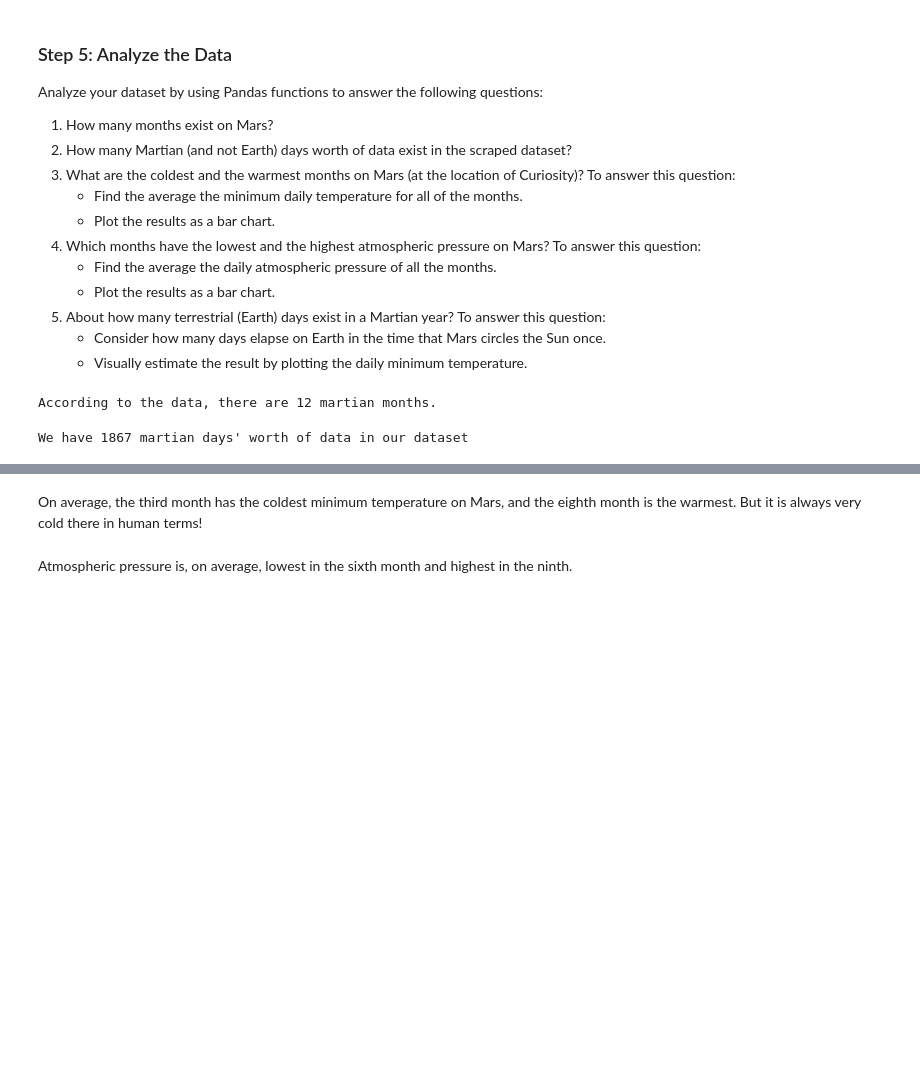
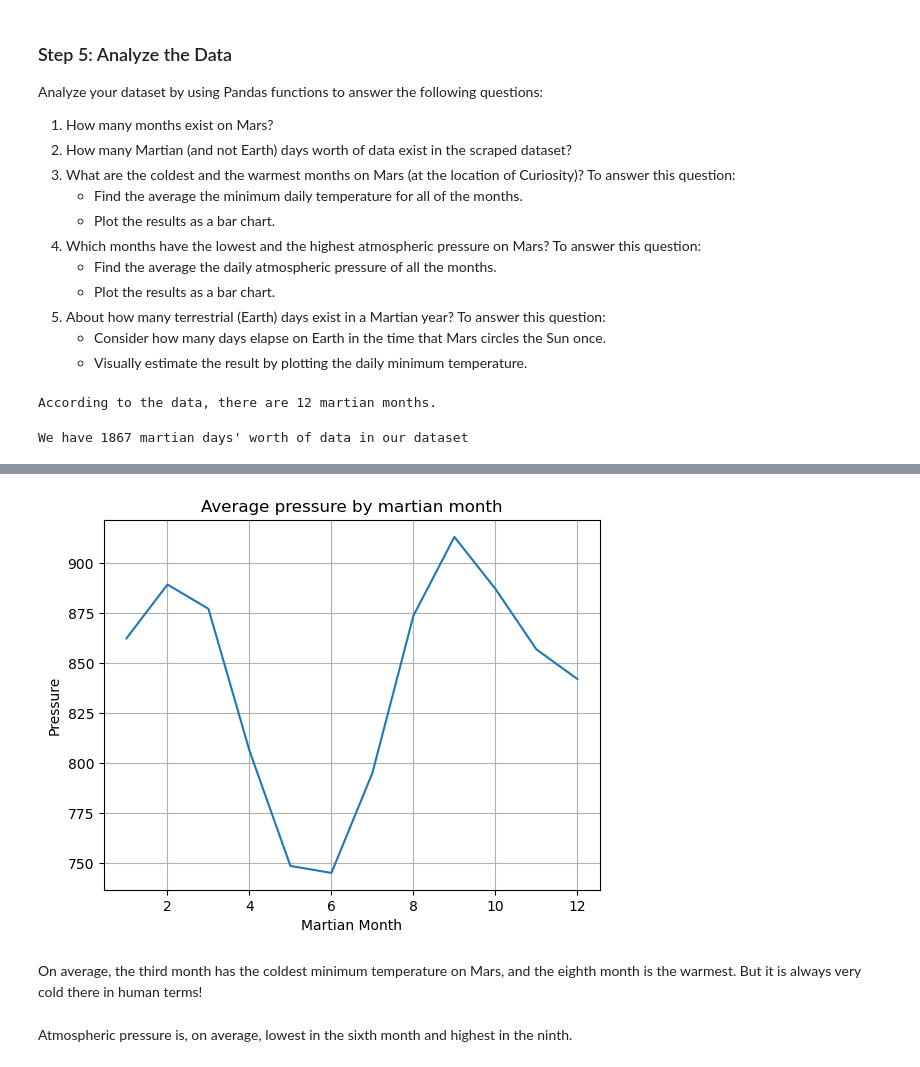
Before and after one commit to samsong1440/module-11-challenge, a Jupyter notebook: Starter_Code_Mod11/part_2_mars_weather.ipynb, the cells around one changed output, grey strips where cells are left out. Cells and saved outputs as stored; diff of their text form; code cells hidden in the pictures; blank space fills up the shorter version.

```diff
--- a/Starter_Code_Mod11/part_2_mars_weather.ipynb
+++ b/Starter_Code_Mod11/part_2_mars_weather.ipynb
@@ -207,3 +229,18 @@ plt.grid(True)
+# %%
+# 4. Average pressure by Martian month
+avgpress_df = mars_df[['month', 'pressure']].sort_values(['month'])
+
+# .groupby month, find average of pressure by each month
+avgpress_df = avgpress_df.groupby(['month']).mean()
+# %%
+# Plot the average pressure by month
+plt.plot(avgpress_df)
+plt.title('Average pressure by martian month')
+plt.xlabel('Martian Month')
+plt.ylabel('Pressure')
+plt.grid(True)
+# %% [output]
+[figure, added]
 # %% [markdown]
 On average, the third month has the coldest minimum temperature on Mars, and the eighth month is the warmest. But it is always very cold there in human terms!
 # %% [markdown]
```
Also changed, not shown: parts of 8 cells of this notebook, 1 other file.
